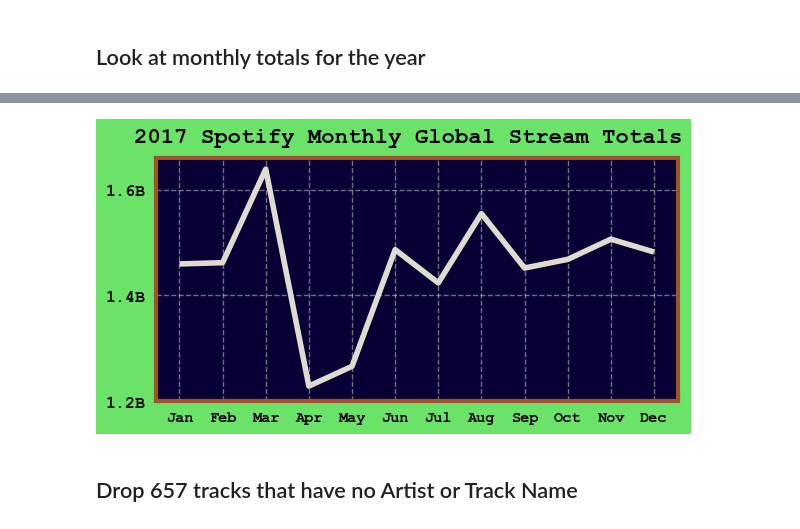
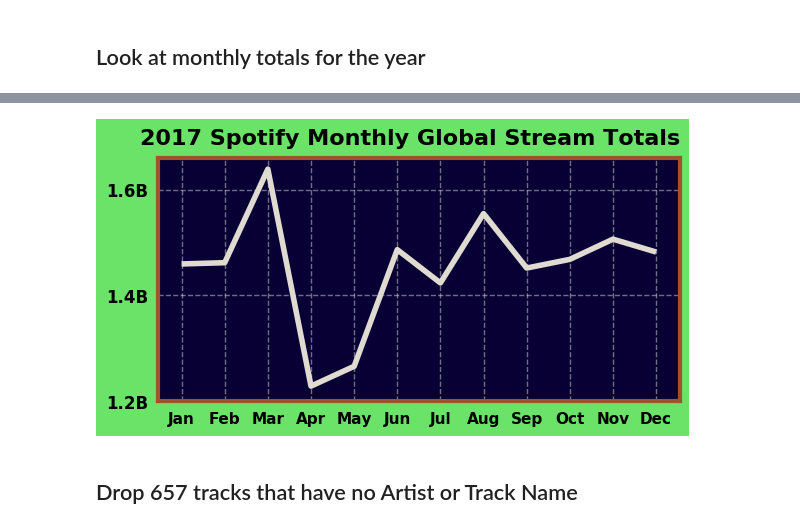
Before and after one commit to majickdave/Spotify_WorldRanking, a Jupyter notebook: spotify.ipynb, the cells around one changed output, grey strips where cells are left out. Cells and saved outputs as stored; diff of their text form; code cells hidden in the pictures.

```diff
--- a/spotify.ipynb
+++ b/spotify.ipynb
@@ -18,6 +24,6 @@ import numpy as np
 import seaborn as sns
 # %%
 # Read data
-raw = pd.read_csv("../../Downloads/spotify.csv.zip", encoding='utf8')
+raw = pd.read_csv("data.csv.zip", encoding='latin1')
 # Create a copy of the raw data
 df = raw.copy()
@@ -315,3 +314,5 @@ Ttest_indResult(statistic=13.89804202708027, pvalue=6.527638419373416e-44)
 - Fridays stream more than Saturdays
 # %% [markdown]
 ## Look at monthly totals for the year
+# %%
+mpl.rcParams
@@ -319,7 +338,7 @@ Ttest_indResult(statistic=13.89804202708027, pvalue=6.527638419373416e-44)
 import matplotlib as mpl
 
 # Set font params through mpl
-mpl.rcParams['font.family'] = "Courier New"
+mpl.rcParams['font.fantasy'] = "xkcd"
 mpl.rcParams['font.weight'] = 'bold'
 
 # Use plt style
@@ -333,34 +352,34 @@ fig.suptitle('2017 Spotify Monthly Global Stream Totals', fontsize=16, ha='cente
 sums = df[df['Date'] < '2018-01-01'].groupby(['month'])['Streams'].agg(np.sum)
 
 # Set axes object equal to a seaborn line plot of the sums
 ax = sns.lineplot(data=sums, color="#e0dbd1",dashes=True)
 
 # Create a list of values and labels and add Styles for x and y ticks
 plt.yticks(np.arange(1.2*10**10,(1.8*10**10), .2*10**10), ['1.2B', '1.4B', '1.6B'], fontsize=12)
 plt.xticks(np.arange(12), ['Jan','Feb','Mar','Apr','May','Jun','Jul','Aug', 'Sep', 'Oct', 'Nov', 'Dec'], fontsize=11)
 
 # Set tick params for both axes
 ax.tick_params(colors='black', rotation=0,
                grid_color='#e0dbd1', grid_alpha=0.5)
 ax.grid(which='major', axis='both', linestyle='--')
 
 # figure background color
 fig.patch.set_facecolor('#6AE368')
 
 # axis foreground color
 ax.set_facecolor('#080034')
 
 # axis Border color
 spine_color = 'sienna'
 for pos in ['top', 'bottom', 'left', 'right']:
     ax.spines[pos].set_color(spine_color)
 
 plt.show()
 
 # Reset matplotlib params
 mpl.rcParams.update(mpl.rcParamsDefault)
 # %% [output]
-[figure, old version]
+[figure, new version]
 # %% [markdown]
 ## Drop 657 tracks that have no Artist or Track Name
 # %%
```
Also changed, not shown: parts of 51 cells of this notebook.
